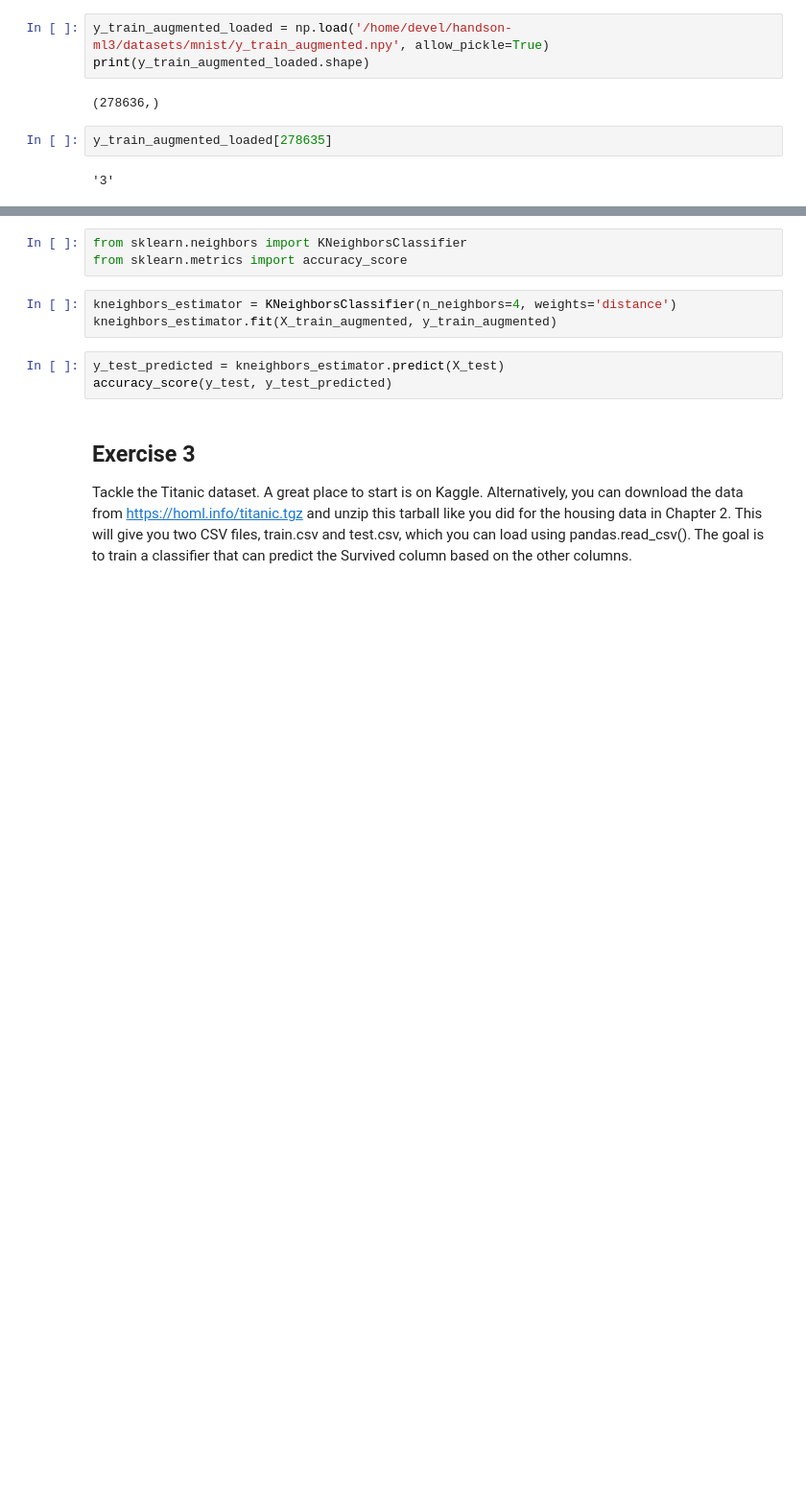
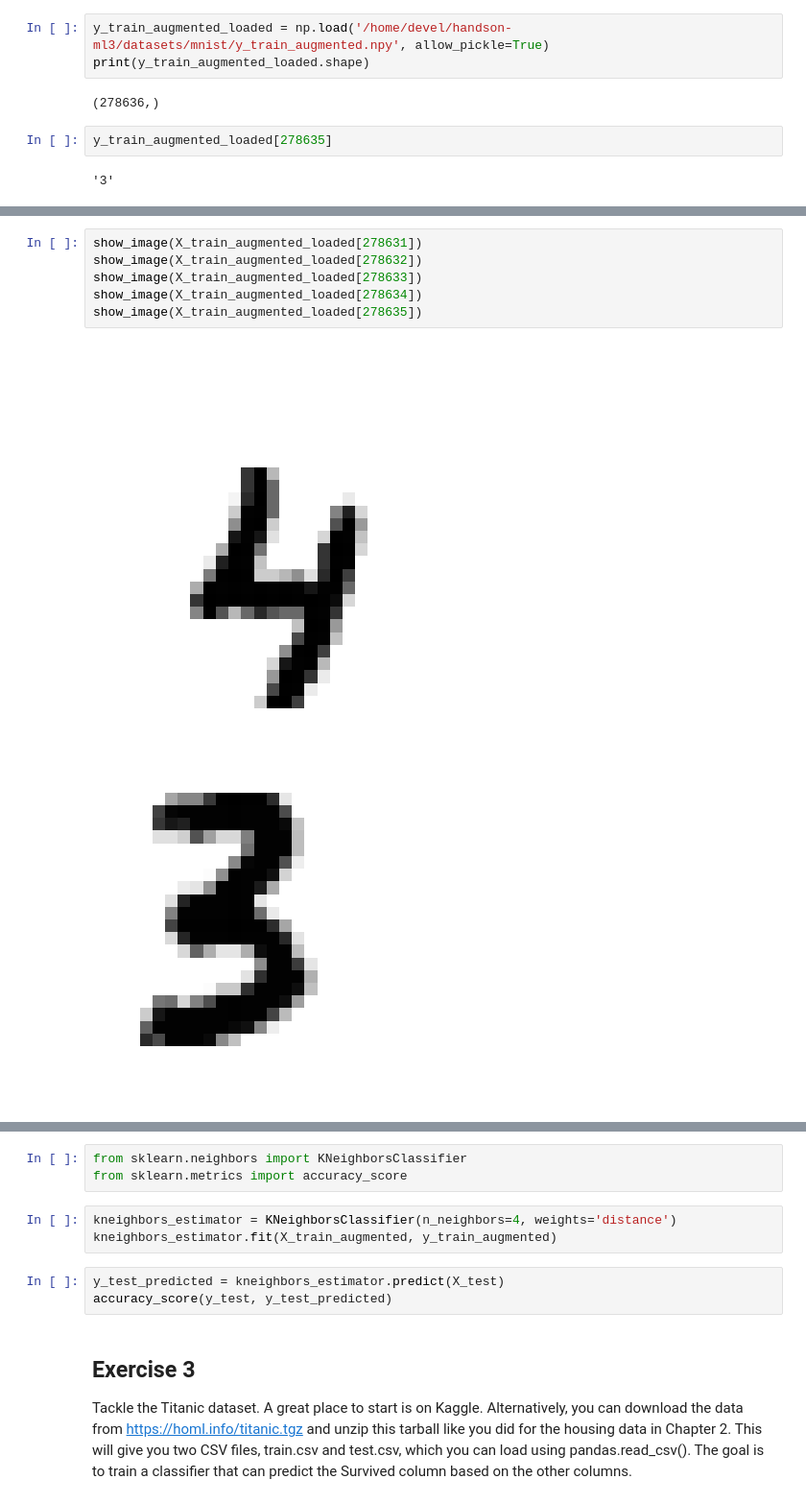
Before and after one commit to MiquelMarinoEspinosa/handson-ml3, a Jupyter notebook: 03_exercises.ipynb, the cells around one changed output, grey strips where cells are left out. Shown at 96% size. Cells and saved outputs as stored; diff of their text form; blank space fills up the shorter version.

```diff
--- a/03_exercises.ipynb
+++ b/03_exercises.ipynb
@@ -1045,0 +1023,9 @@ image_test.shape
+# %%
+show_image(X_train_augmented_loaded[278631])
+show_image(X_train_augmented_loaded[278632])
+show_image(X_train_augmented_loaded[278633])
+show_image(X_train_augmented_loaded[278634])
+show_image(X_train_augmented_loaded[278635])
+# %% [output]
+[figure, added]
+[figure, added]
```
Also changed, not shown: parts of 19 cells of this notebook.
